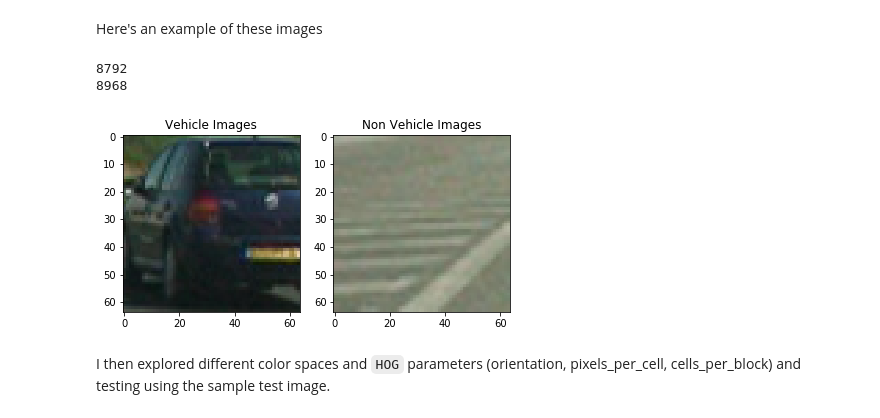
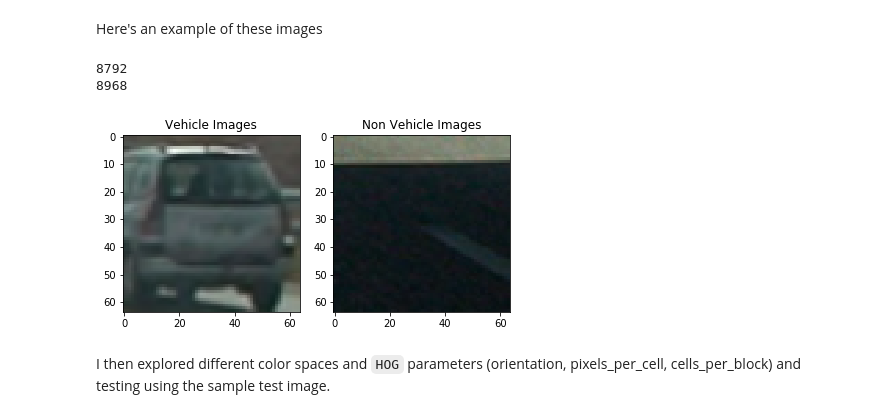
Before and after one commit to dumebi/CarND-Vehicle-Detection, a Jupyter notebook: project.ipynb, the cells around one changed output. Saved outputs shown, nothing was run; the diff lists cells and outputs as text; code cells hidden in the pictures.

```diff
--- a/project.ipynb
+++ b/project.ipynb
@@ -440,19 +445,19 @@ Here's an example of these images
 # %%
 print(len(cars))
 print(len(notcars))
 
 fig = plt.figure()
 plt.subplot(121)
-plt.imshow(mpimg.imread(cars[10]))
+plt.imshow(mpimg.imread(cars[0]))
 plt.title('Vehicle Images')
 plt.subplot(122)
-plt.imshow(mpimg.imread(notcars[10]))
+plt.imshow(mpimg.imread(notcars[0]))
 plt.title('Non Vehicle Images')
 fig.tight_layout()
 # %% [output]
 8792
 8968
-[figure, old version]
+[figure, new version]
 # %% [markdown]
 I then explored different color spaces and ``HOG`` parameters (orientation, pixels_per_cell, cells_per_block) and testing using the sample test image.
 # %% [markdown]
```
Also changed, not shown: parts of 8 cells of this notebook, 3 other files.
